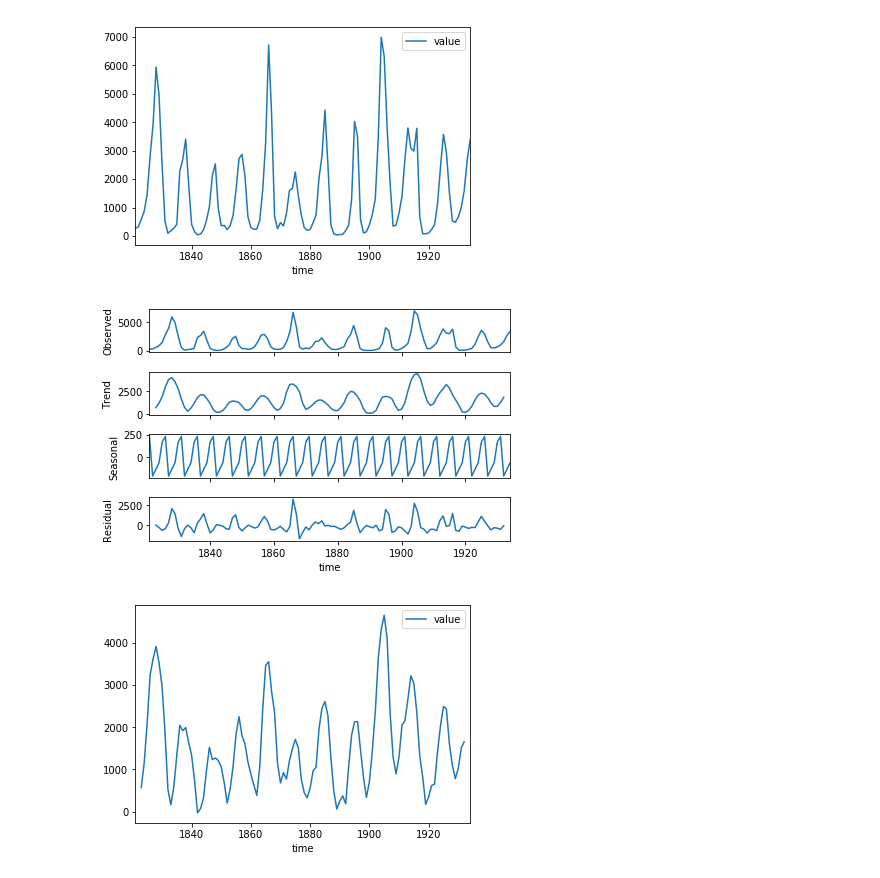
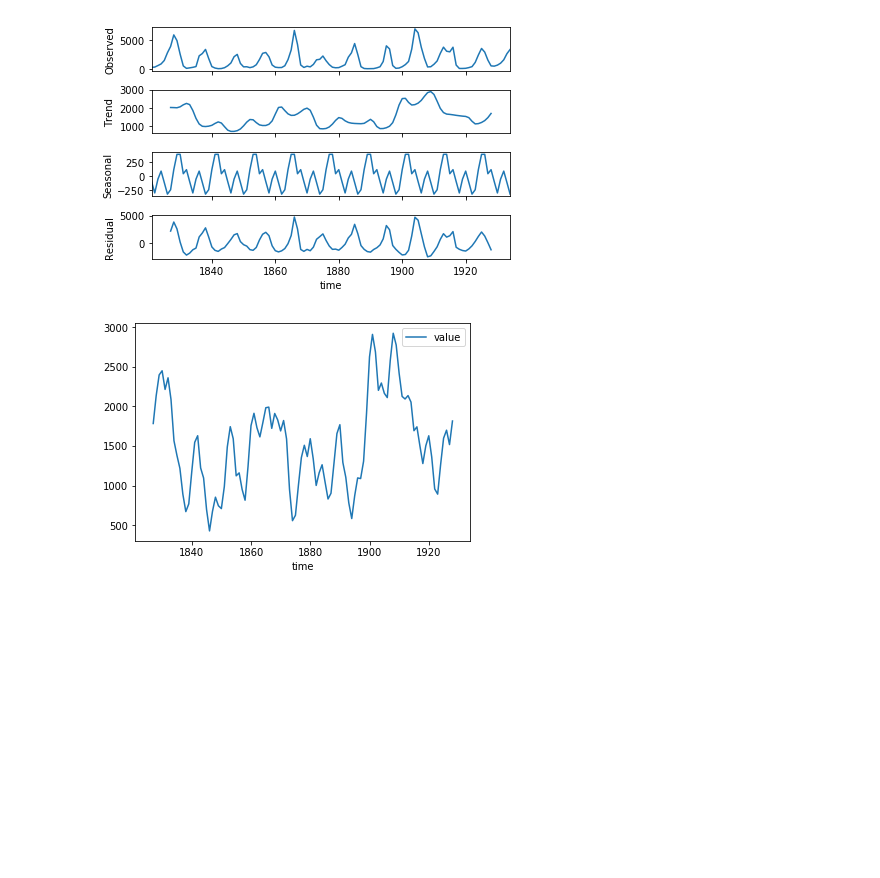
Before and after one commit to thefr33radical/hybrid_forecasting, a Jupyter notebook: code/ARIMA_ANN_lynx.ipynb, the cells around one changed output. Cells and saved outputs as stored; diff of their text form; code cells hidden in the pictures; blank space fills up the shorter version.

```diff
--- a/code/ARIMA_ANN_lynx.ipynb
+++ b/code/ARIMA_ANN_lynx.ipynb
@@ -3,21 +8,16 @@
 # %%
-#!pip install statsmodels
 import pandas as pd
 import numpy as np
 from google.colab import files
 import io
+from sklearn.metrics import r2_score,mean_squared_error as ms
 from statsmodels.tsa.seasonal import seasonal_decompose
 from matplotlib import pyplot as plt
-import keras
-from keras.layers import Dense
-from keras.models import Sequential
-from keras.optimizers import Adam
-from keras.callbacks import EarlyStopping
-from sklearn.metrics import r2_score,mean_squared_error as ms
-from sklearn.preprocessing import MinMaxScaler
-from statsmodels.tsa.arima_model import ARIMA
+from pyramid.arima import auto_arima
 
 data = files.upload()
-data = pd.read_csv(io.BytesIO(data["lynx.csv"]),index_col=0)
+data = pd.read_csv(io.BytesIO(data["lynx.csv"]))
 data = data.set_index("time")
-print(data)
+
+data.plot()
+plt.show()
@@ -24,15 +28,12 @@ print(data)
 # %%
-data.plot()
-plt.show()
-ndata= seasonal_decompose(data,model="additive",freq=5)
+ndata= seasonal_decompose(data,model="additive",freq=12)
 ndata.plot()
 plt.show()
 # %% [output]
-[figure, old version]
+[figure, new version]
-[figure, removed]
 # %%
 linear_data = ndata.trend+ ndata.seasonal
 linear_data.plot()
 plt.show()
 # %% [output]
-[figure, old version]
+[figure, new version]
```
Also changed, not shown: parts of 13 cells of this notebook.
